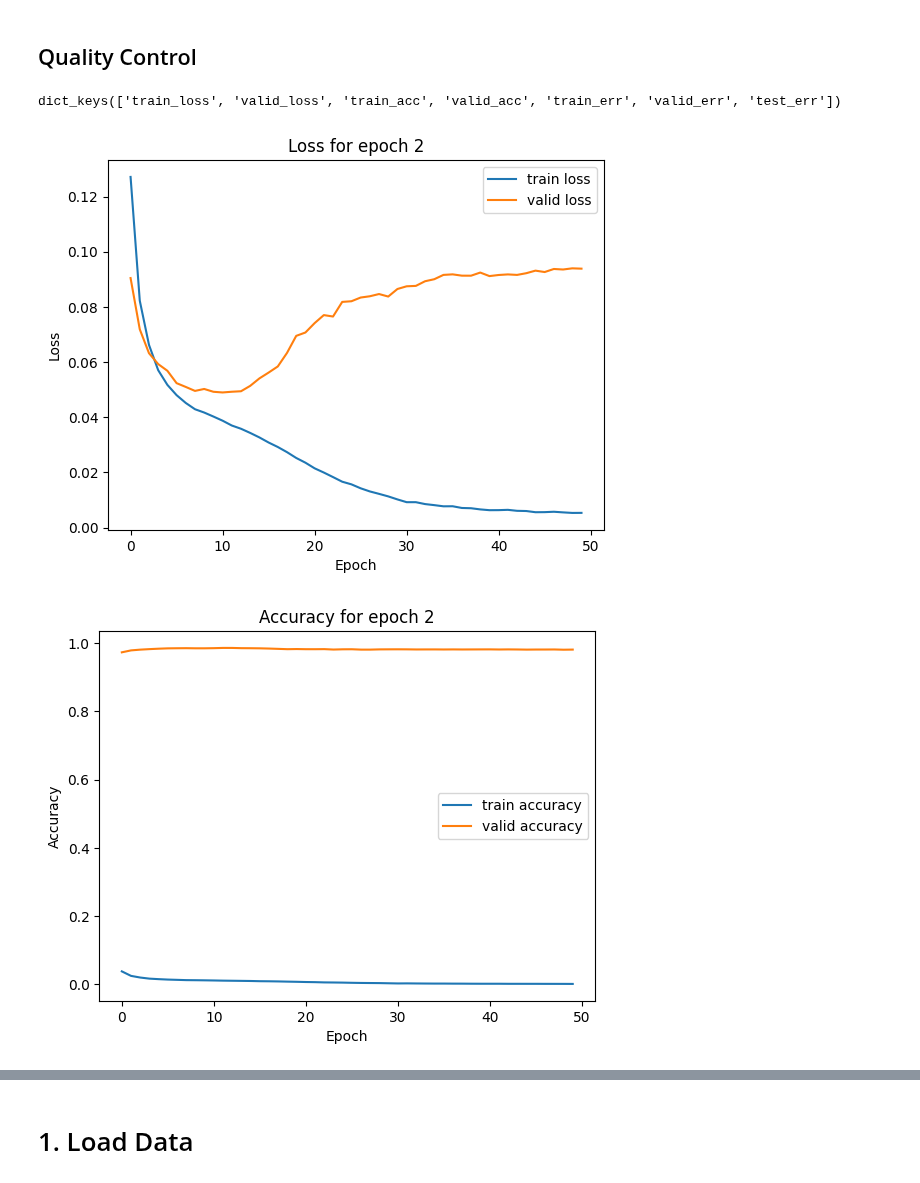
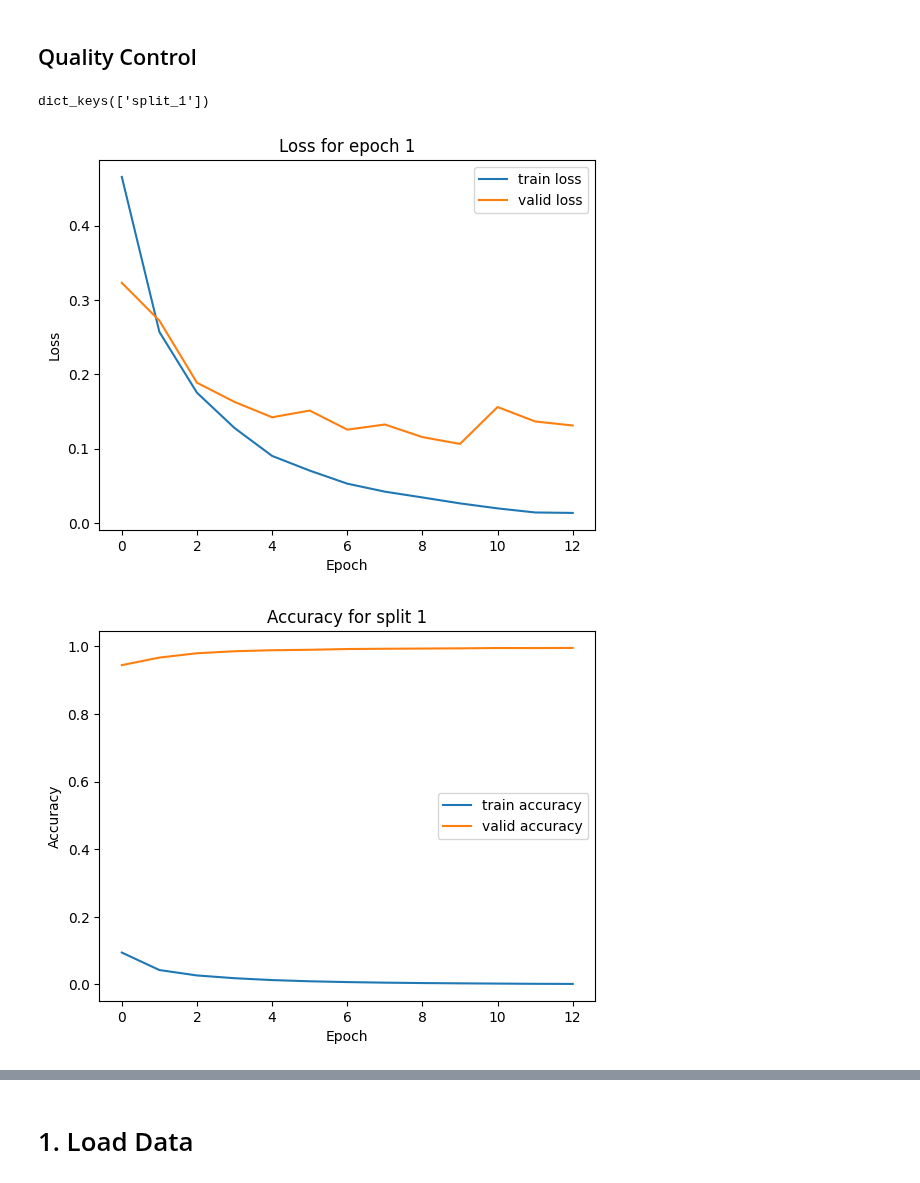
Before and after one commit to 00dylan00/scGPT_playground, a Jupyter notebook: notebooks/pipeline/02-evaluate-ft-model-do.ipynb, the cells around one changed output, grey strips where cells are left out. Drawn from its saved outputs; the diff is of its cells as text; code cells hidden in the pictures.

```diff
--- a/notebooks/pipeline/02-evaluate-ft-model-do.ipynb
+++ b/notebooks/pipeline/02-evaluate-ft-model-do.ipynb
@@ -167,52 +112,52 @@ importlib.reload(vz)
 # %% [markdown]
 ## Quality Control
 # %%
-epoch_loss = pickle.load(open("/aloy/home/ddalton/projects/scGPT_playground/outputs/run-25-08-08-03/metrics_epochs.pkl", "rb"))
+epoch_loss = pickle.load(open(os.path.join(run_dir, "metrics_epochs.pkl"), "rb"))
 # %%
-epoch_loss["epoch_2"].keys()
+epoch_loss.keys()
 # %% [output]
-dict_keys(['train_loss', 'valid_loss', 'train_acc', 'valid_acc', 'train_err', 'valid_err', 'test_err'])
+dict_keys(['split_1'])
 # %%
-def plot_loss(epoch_loss: dict, epoch: int = 2):
-    t_loss = epoch_loss[f"epoch_{epoch}"]["train_loss"]
-    v_loss = epoch_loss[f"epoch_{epoch}"]["valid_loss"]
+def plot_loss(epoch_loss: dict, split: int = 2):
+    t_loss = epoch_loss[f"split_{split}"]["train_loss"]
+    v_loss = epoch_loss[f"split_{split}"]["valid_loss"]
     plt.plot(t_loss, label="train loss")
     plt.plot(v_loss, label="valid loss")
     plt.xlabel("Epoch")
     plt.ylabel("Loss")
-    plt.title(f"Loss for epoch {epoch}")
+    plt.title(f"Loss for epoch {split}")
     plt.legend()
     plt.show()
 
-plot_loss(epoch_loss, epoch=2)
+plot_loss(epoch_loss, split=1)
 
 
-def plot_accuracy(epoch_loss: dict, epoch: int = 2):
-    t_acc = epoch_loss[f"epoch_{epoch}"]["train_acc"]
-    v_acc = epoch_loss[f"epoch_{epoch}"]["valid_acc"]
+def plot_accuracy(epoch_loss: dict, split: int = 2):
+    t_acc = epoch_loss[f"split_{split}"]["train_acc"]
+    v_acc = epoch_loss[f"split_{split}"]["valid_acc"]
     plt.plot(t_acc, label="train accuracy")
     plt.plot(v_acc, label="valid accuracy")
     plt.xlabel("Epoch")
     plt.ylabel("Accuracy")
-    plt.title(f"Accuracy for epoch {epoch}")
+    plt.title(f"Accuracy for split {split}")
     plt.legend()
     plt.show()
 
-plot_accuracy(epoch_loss, epoch=2)
+plot_accuracy(epoch_loss, split=1)
 
 
-def plto_err(epoch_loss: dict, epoch: int = 2):
-    t_err = epoch_loss[f"epoch_{epoch}"]["train_err"]
-    v_err = epoch_loss[f"epoch_{epoch}"]["valid_err"]
+def plto_err(epoch_loss: dict, split: int = 2):
+    t_err = epoch_loss[f"split_{split}"]["train_err"]
+    v_err = epoch_loss[f"split_{split}"]["valid_err"]
     plt.plot(t_err, label="train error")
     plt.plot(v_err, label="valid error")
     plt.xlabel("Epoch")
     plt.ylabel("Error")
-    plt.title(f"Error for epoch {epoch}")
+    plt.title(f"Error for split {split}")
     plt.legend()
     plt.show()
 
-plto_err(epoch_loss, epoch=2)
+plto_err(epoch_loss, split=1)
 # %% [output]
-[figure, old version]
+[figure, new version]
-[figure, old version]
+[figure, new version]
```
Also changed, not shown: parts of 23 cells of this notebook, 8 other files.
